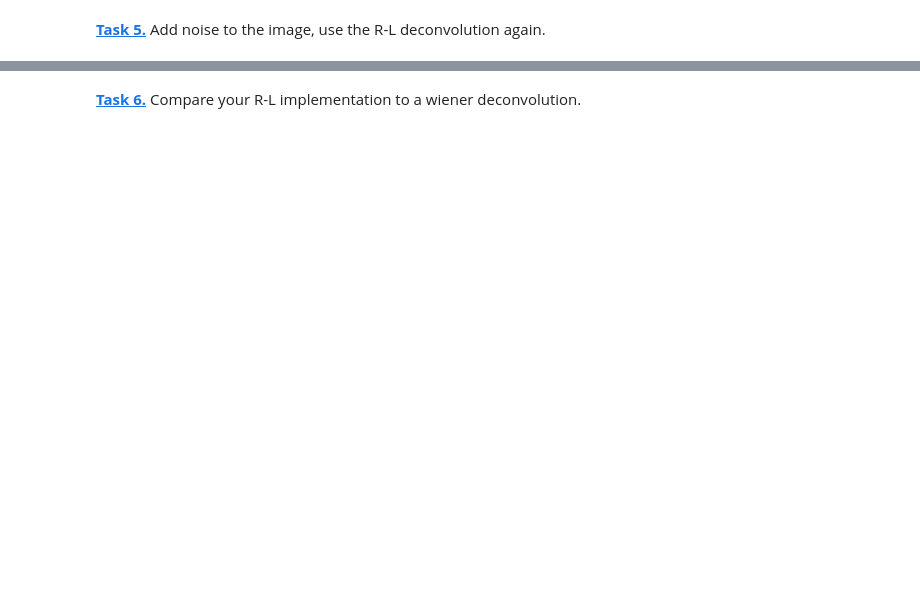
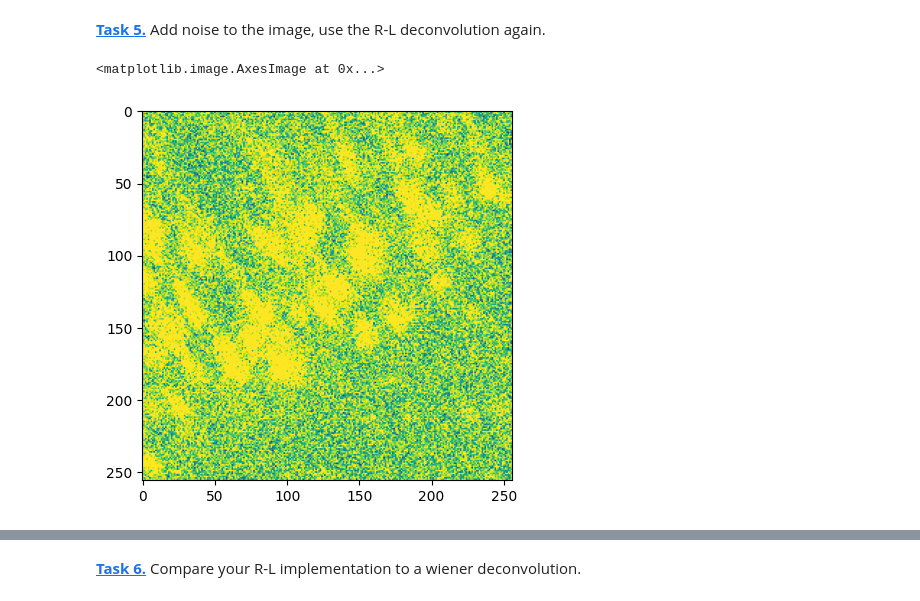
Before and after one commit to Anastasia933/FS5Python, a Jupyter notebook: deconvolution.ipynb, the cells around one changed output, grey strips where cells are left out. Drawn from its saved outputs; the diff is of its cells as text; code cells hidden in the pictures; blank space fills up the shorter version.

```diff
--- a/deconvolution.ipynb
+++ b/deconvolution.ipynb
@@ -80,6 +82,13 @@ plt.show()
 # %% [markdown]
 **[Task 5.]()** Add noise to the image, use the R-L deconvolution again.
 # %%
-noise = (np.random.normal(loc=0,size=img.shape))
-reduce_factor = 5
+noise = (np.random.normal(loc=5,size=img.shape))
+reduce_factor = 50
 noise = noise / reduce_factor
+
+psf_GF_noise += noise
+psf_GF_noise_clipped = psf_GF_noise.clip(0,1)
+plt.imshow(psf_GF_noise_clipped)
+# %% [output]
+<matplotlib.image.AxesImage at 0x...>
+[figure, added]
```
Also changed, not shown: parts of 8 cells of this notebook.
